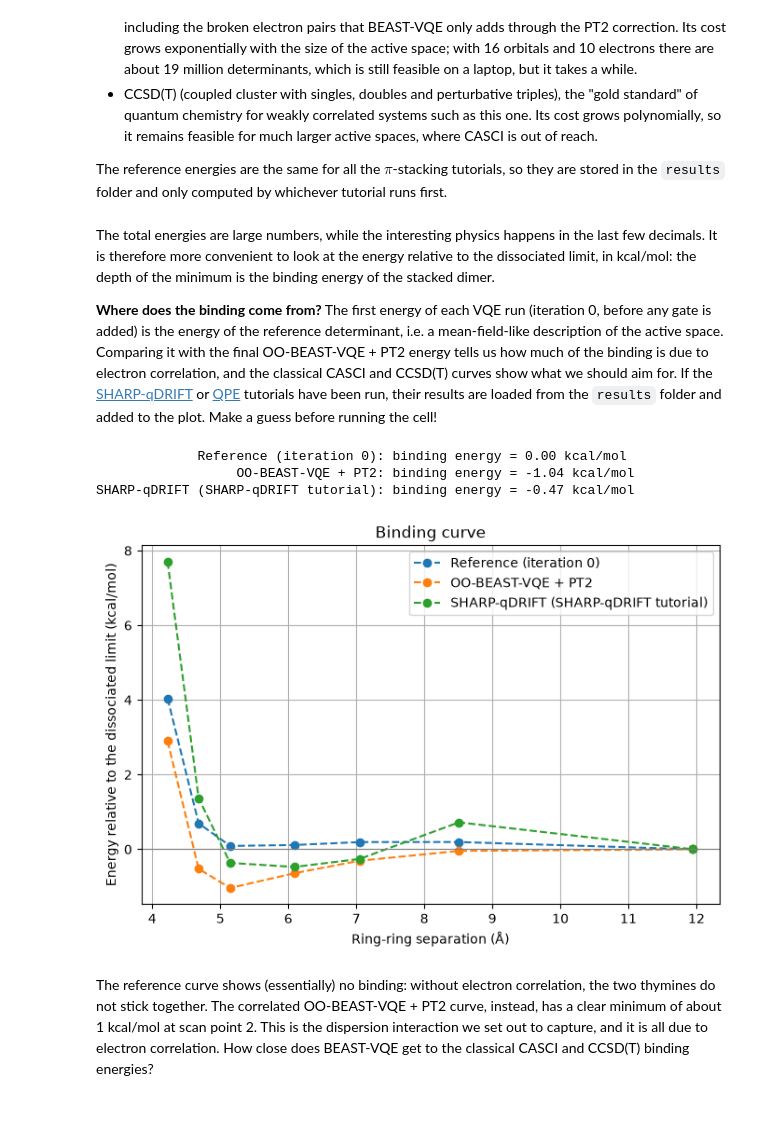
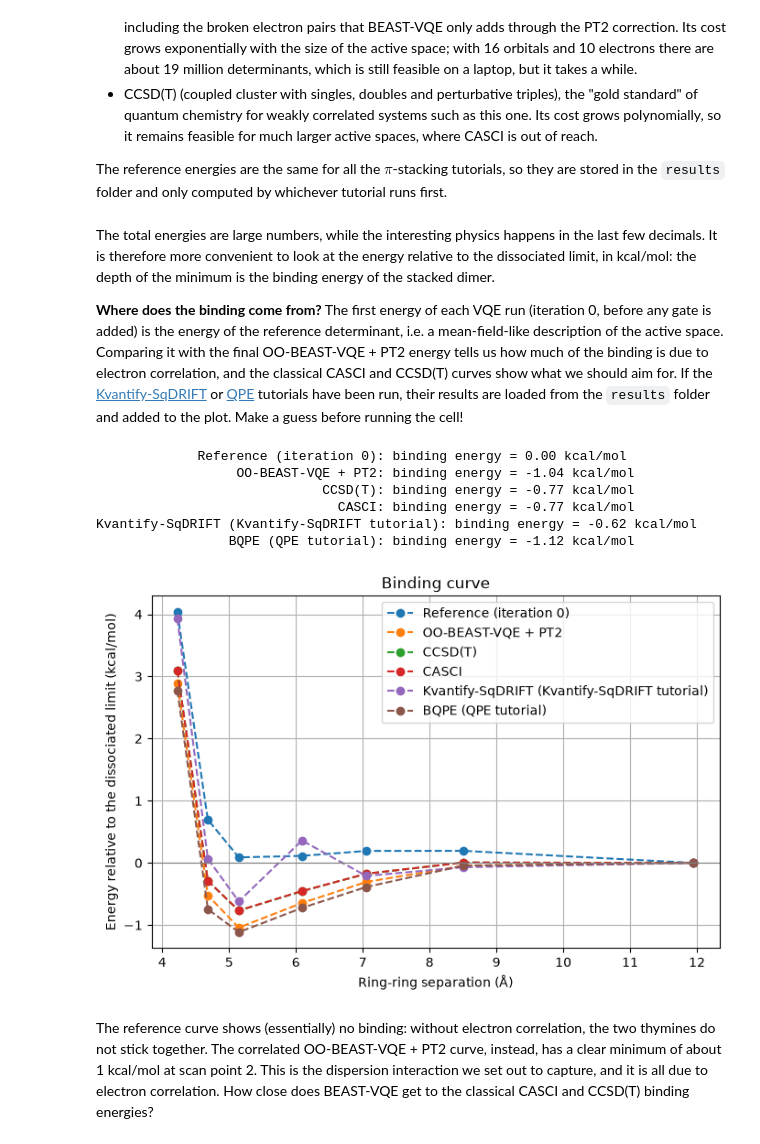
Before and after one commit to Kvantify/qrunch_tutorials, a Jupyter notebook: pi-stacking-tutorial/pi_stacking_beast_tutorial.ipynb, the cells around one changed output. Cells and saved outputs as stored; diff of their text form; code cells hidden in the pictures; blank space fills up the shorter version.

Commit message:
Update beast and added sqdrift tutorials

```diff
--- a/pi-stacking-tutorial/pi_stacking_beast_tutorial.ipynb
+++ b/pi-stacking-tutorial/pi_stacking_beast_tutorial.ipynb
@@ -285,7 +290,7 @@ classical_energies = {label: values for label, values in classical_data.items()
 # %% [markdown]
 The total energies are large numbers, while the interesting physics happens in the last few decimals. It is therefore more convenient to look at the energy relative to the dissociated limit, in kcal/mol: the depth of the minimum is the binding energy of the stacked dimer.
 
-**Where does the binding come from?** The first energy of each VQE run (iteration 0, before any gate is added) is the energy of the reference determinant, i.e. a mean-field-like description of the active space. Comparing it with the final OO-BEAST-VQE + PT2 energy tells us how much of the binding is due to electron correlation, and the classical CASCI and CCSD(T) curves show what we should aim for. If the [SHARP-qDRIFT](pi_stacking_sharp_sqdrift_tutorial.ipynb) or [QPE](pi_stacking_qpe_tutorial.ipynb) tutorials have been run, their results are loaded from the `results` folder and added to the plot. Make a guess before running the cell!
+**Where does the binding come from?** The first energy of each VQE run (iteration 0, before any gate is added) is the energy of the reference determinant, i.e. a mean-field-like description of the active space. Comparing it with the final OO-BEAST-VQE + PT2 energy tells us how much of the binding is due to electron correlation, and the classical CASCI and CCSD(T) curves show what we should aim for. If the [Kvantify-SqDRIFT](pi_stacking_sqdrift_tutorial.ipynb) or [QPE](pi_stacking_qpe_tutorial.ipynb) tutorials have been run, their results are loaded from the `results` folder and added to the plot. Make a guess before running the cell!
 # %%
 hartree_to_kcal_per_mol = 627.5095
 
@@ -299,36 +304,39 @@ profiles = {
     "Reference (iteration 0)": (selected_geometries, reference_energies),
     "OO-BEAST-VQE + PT2": (selected_geometries, final_reaction_energies),
 }
 for label, energies in classical_energies.items():
     profiles[label] = (selected_geometries, energies)
 
 other_tutorials = {
-    "SHARP-qDRIFT (SHARP-qDRIFT tutorial)": f"pi_stacking_sharp_sqdrift_{active_orbitals}o.json",
+    "Kvantify-SqDRIFT (Kvantify-SqDRIFT tutorial)": f"pi_stacking_sharp_sqdrift_{active_orbitals}o.json",
     "BQPE (QPE tutorial)": f"pi_stacking_qpe_{active_orbitals}o.json",
 }
 for label, file_name in other_tutorials.items():
     if (result_path / file_name).exists():
         data = json.loads((result_path / file_name).read_text())
         profiles[label] = (data["geometry_indices"], [energy["value"] for energy in data["total_energy_per_geometry"]])
 
 plt.figure(figsize=(8, 5))
 for label, (scan_points, energies) in profiles.items():
     # The last scan point is the dissociated limit.
     relative_energies = [(energy - energies[-1]) * hartree_to_kcal_per_mol for energy in energies]
     plt.plot([ring_ring_separation[point] for point in scan_points], relative_energies, marker="o", linestyle="--", label=label)
     print(f"{label:>36s}: binding energy = {min(relative_energies):.2f} kcal/mol")
 plt.axhline(0.0, color="grey", linewidth=0.8)
 plt.xlabel("Ring-ring separation (Å)")
 plt.ylabel("Energy relative to the dissociated limit (kcal/mol)")
 plt.title("Binding curve")
 plt.legend()
 plt.grid()
 plt.show()
 # %% [output]
              Reference (iteration 0): binding energy = 0.00 kcal/mol
                   OO-BEAST-VQE + PT2: binding energy = -1.04 kcal/mol
-SHARP-qDRIFT (SHARP-qDRIFT tutorial): binding energy = -0.47 kcal/mol
+                             CCSD(T): binding energy = -0.77 kcal/mol
+                               CASCI: binding energy = -0.77 kcal/mol
+Kvantify-SqDRIFT (Kvantify-SqDRIFT tutorial): binding energy = -0.62 kcal/mol
+                 BQPE (QPE tutorial): binding energy = -1.12 kcal/mol
-[figure, old version]
+[figure, new version]
 # %% [markdown]
 The reference curve shows (essentially) no binding: without electron correlation, the two thymines do not stick together. The correlated OO-BEAST-VQE + PT2 curve, instead, has a clear minimum of about 1 kcal/mol at scan point 2. This is the dispersion interaction we set out to capture, and it is all due to electron correlation. How close does BEAST-VQE get to the classical CASCI and CCSD(T) binding energies?
 # %% [markdown]
```
Also changed, not shown: parts of 6 cells of this notebook, 4 other files.
